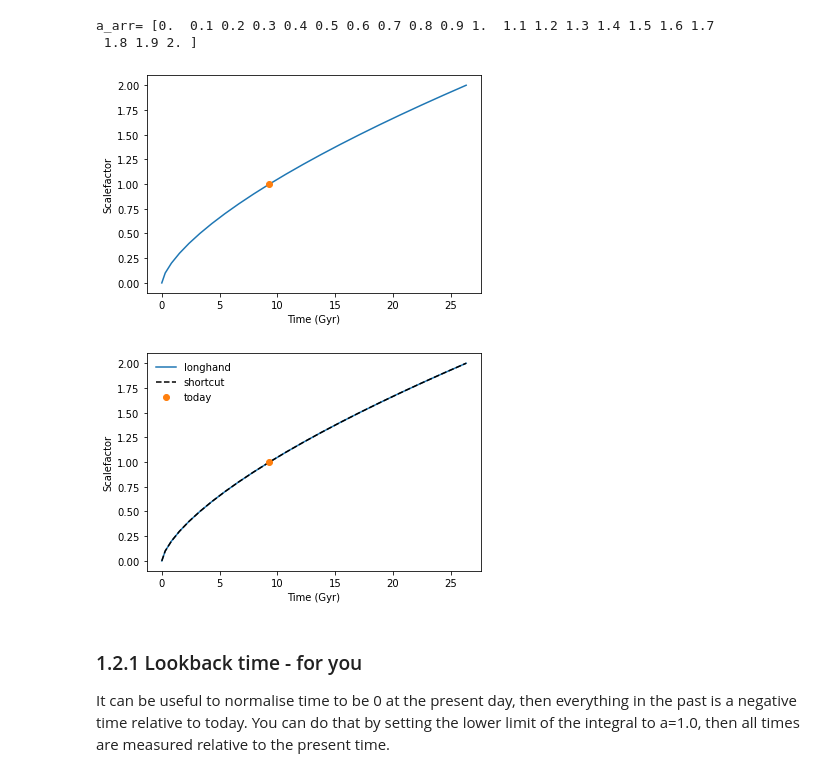
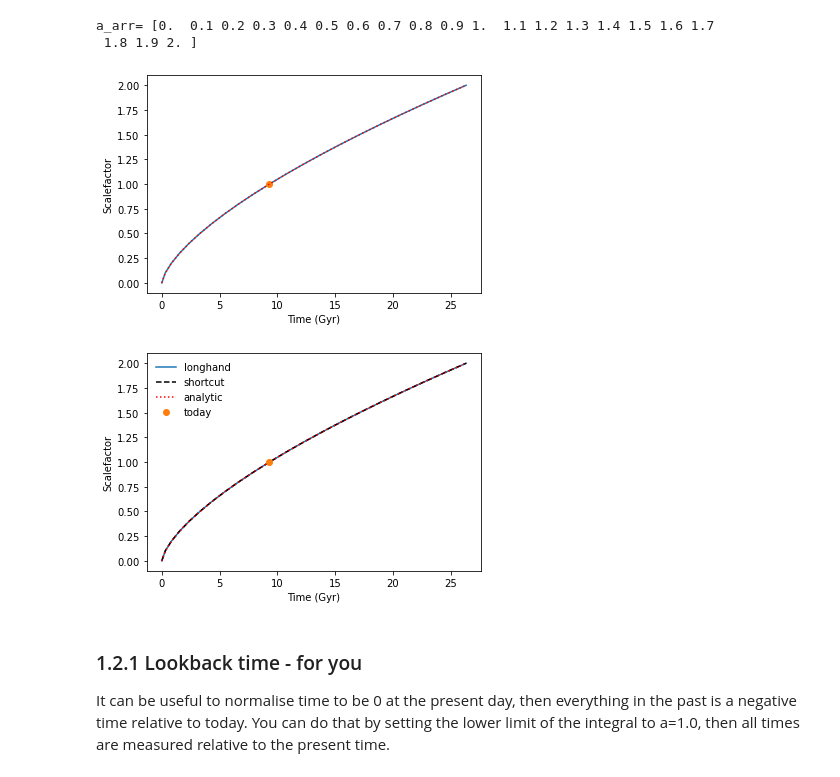
Before and after one commit to nicomii/cosmooo, a Jupyter notebook: CosmoIntro(1).ipynb, the cells around one changed output. Cells and saved outputs as stored; diff of their text form; code cells hidden in the pictures.

```diff
--- a/CosmoIntro(1).ipynb
+++ b/CosmoIntro(1).ipynb
@@ -101,37 +104,37 @@ a_arr= [0.  0.1 0.2 0.3 0.4 0.5 0.6 0.7 0.8 0.9 1.  1.1 1.2 1.3 1.4 1.5 1.6 1.7
 # %%
 # First set up an array of times (initially all set to zero) into which we'll put our calculated times
 t_Gyr = np.zeros(len(a_arr))  # len(a_arr) gives the length of the a_arr
 
 # Make a loop and do that integral for every final value of a (starting at a=0 every time)
 for i,a_end in enumerate(a_arr): # enumerate adds an index to each value
     t_Hubble,uncert = integrate.quad(adotinv_flatmatter,0,a_end)
     t_Gyr[i] = t_Hubble/H0y
 
 # It's good practise to compare it to the analytic calculation when available
-t_analytic_Gyr = 'Add the analytic equation from above here (and uncomment the plotting line for it below)'
+t_analytic_Gyr = 2*(a_arr**(3/2))/(3*H0y)
 
 plt.plot(t_Gyr,a_arr)
 plt.plot(age_Gyr, 1.0,'o') # Put a dot at the current time
-#plt.plot(t_analytic_Gyr, a_arr,':',color='red')
+plt.plot(t_analytic_Gyr, a_arr,':',color='red')
 plt.xlabel('Time (Gyr)')
 plt.ylabel('Scalefactor')
 plt.show()
 # %% [output]
-[figure, old version]
+[figure, new version]
 # %%
 # You might be interested to know that python has some shortcuts.  The whole step above (except the plotting) can be done in one line:
 t2_Gyr = np.array([integrate.quad(adotinv_flatmatter, 0, a_end)[0] for a_end in a_arr])/H0y
 
 plt.plot(t_Gyr,a_arr,label='longhand') # Plot original from above
 plt.plot(t2_Gyr,a_arr,'--',color='black',label='shortcut') # Plot new one-line calculation to show it is the same
-#plt.plot(t_analytic_Gyr, a_arr,':',color='red',label='analytic')
+plt.plot(t_analytic_Gyr, a_arr,':',color='red',label='analytic')
 plt.plot(age_Gyr, 1.0,'o',label='today') # Put a dot at the current time
 plt.xlabel('Time (Gyr)')
 plt.ylabel('Scalefactor')
 plt.legend(frameon=False)
 plt.show()
 # %% [output]
-[figure, old version]
+[figure, new version]
 # %% [markdown]
 ### 1.2.1 Lookback time - for you
 It can be useful to normalise time to be 0 at the present day, then everything in the past is a negative time relative to today.   You can do that by setting the lower limit of the integral to a=1.0, then all times are measured relative to the present time.
```
Also changed, not shown: parts of 7 cells of this notebook.
